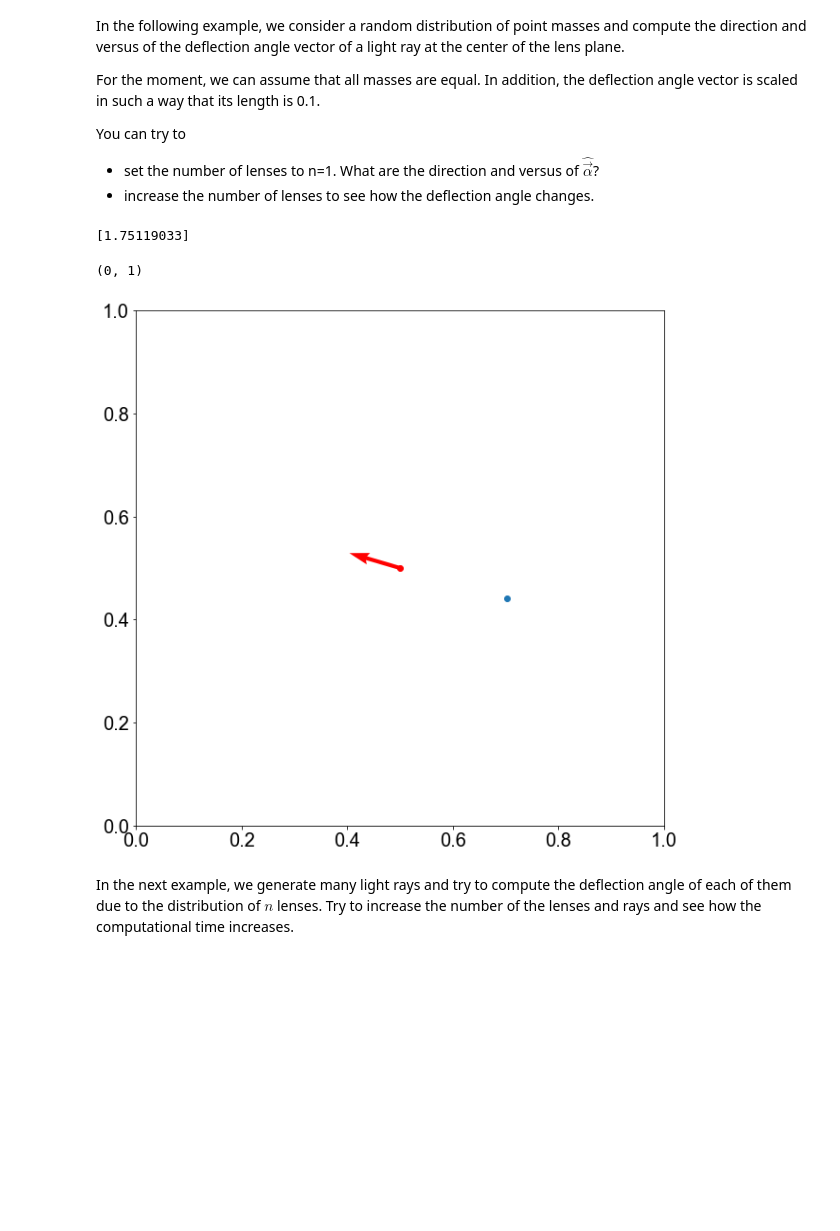
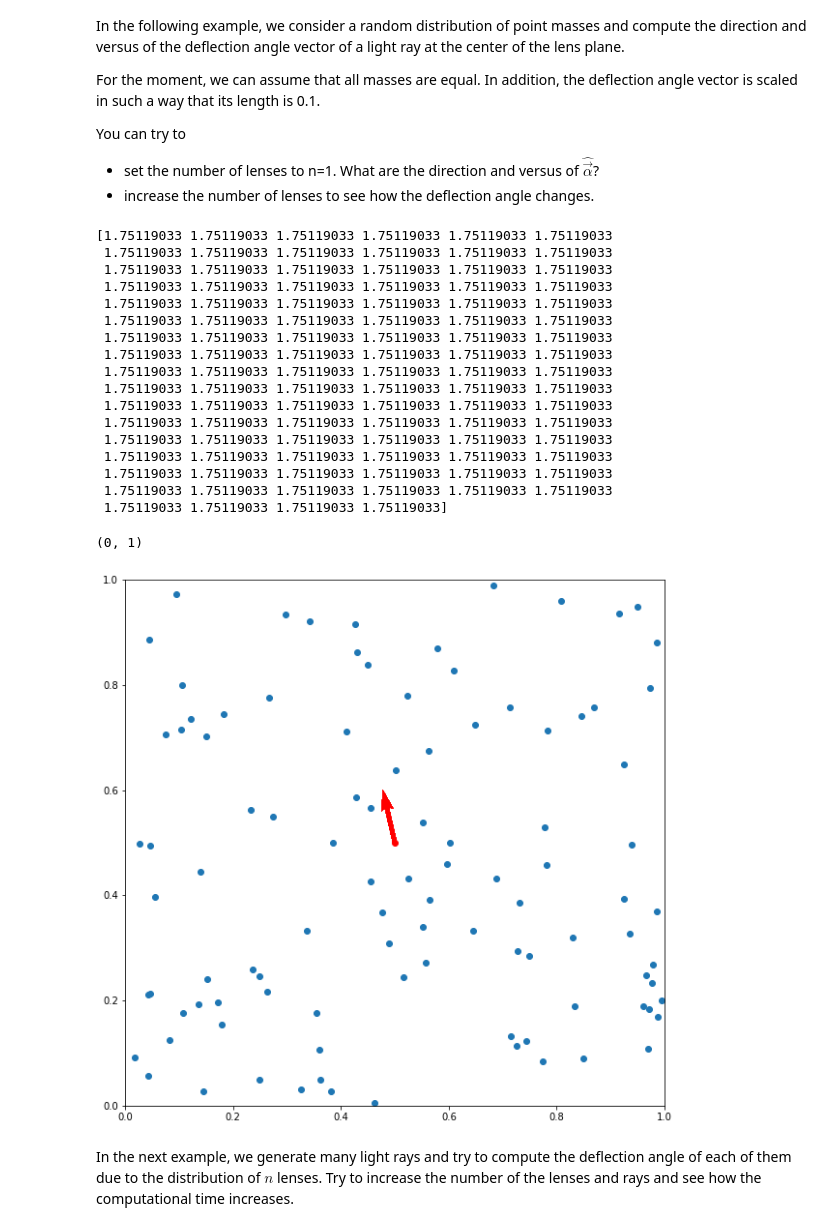
Before and after one commit to maxmen/LensingLectures, a Jupyter notebook: Notebooks/3_2019.ipynb, the cells around one changed output. Cells and saved outputs as stored; diff of their text form; code cells hidden in the pictures; blank space fills up the shorter version.

```diff
--- a/Notebooks/3_2019.ipynb
+++ b/Notebooks/3_2019.ipynb
@@ -17,42 +17,59 @@ You can try to
 * increase the number of lenses to see how the deflection angle changes.
 # %%
 # generate a random distribution of point masses
-
+import matplotlib.pyplot as plt
+import numpy as np
 import numpy.random as rn
 from astropy import constants as const
 from astropy import units as u
 
 
-n=1
+n=100
 xi_1=rn.rand(n)*u.pc
 xi_2=rn.rand(n)*u.pc
 m=np.ones(n)*const.M_sun.to('kg')
 
 # now set the ray position at (0.5,0.5)
 xi_1r=0.5*u.pc
 xi_2r=0.5*u.pc
 
 # compute distances from xr,yr
 xi1=(xi_1r-xi_1).to('m')
 xi2=(xi_2r-xi_2).to('m')
 
 print ((4.0*const.G/const.c**2*m/const.R_sun)*u.rad.to('arcsec'))#180.0/np.pi*3600.0)
 
 rl2=(xi1**2+xi2**2).to('m2')
 al1=4.0*const.G/const.c**2*m/rl2*xi1.sum()
 al2=4.0*const.G/const.c**2*m/rl2*xi2.sum()
 f=1.e-2/np.sqrt(al1**2+al2**2)
 
 fig,ax=plt.subplots(1,1,figsize=(10,10))
 ax.plot(xi_1,xi_2,'o',zorder=-1)
 ax.plot(xi_1r,xi_2r,'o',color='red')
 ax.quiver(xi_1r, xi_2r, al1*f, al2*f, color='r', scale=0.1)
 ax.set_xlim([0,1])
 ax.set_ylim([0,1])
 # %% [output]
-[1.75119033]
+[1.75119033 1.75119033 1.75119033 1.75119033 1.75119033 1.75119033
+ 1.75119033 1.75119033 1.75119033 1.75119033 1.75119033 1.75119033
+ 1.75119033 1.75119033 1.75119033 1.75119033 1.75119033 1.75119033
+ 1.75119033 1.75119033 1.75119033 1.75119033 1.75119033 1.75119033
+ 1.75119033 1.75119033 1.75119033 1.75119033 1.75119033 1.75119033
+ 1.75119033 1.75119033 1.75119033 1.75119033 1.75119033 1.75119033
+ 1.75119033 1.75119033 1.75119033 1.75119033 1.75119033 1.75119033
+ 1.75119033 1.75119033 1.75119033 1.75119033 1.75119033 1.75119033
+ 1.75119033 1.75119033 1.75119033 1.75119033 1.75119033 1.75119033
+ 1.75119033 1.75119033 1.75119033 1.75119033 1.75119033 1.75119033
+ 1.75119033 1.75119033 1.75119033 1.75119033 1.75119033 1.75119033
+ 1.75119033 1.75119033 1.75119033 1.75119033 1.75119033 1.75119033
+ 1.75119033 1.75119033 1.75119033 1.75119033 1.75119033 1.75119033
+ 1.75119033 1.75119033 1.75119033 1.75119033 1.75119033 1.75119033
+ 1.75119033 1.75119033 1.75119033 1.75119033 1.75119033 1.75119033
+ 1.75119033 1.75119033 1.75119033 1.75119033 1.75119033 1.75119033
+ 1.75119033 1.75119033 1.75119033 1.75119033]
 (0, 1)
-[figure, old version]
+[figure, new version]
 # %% [markdown]
 In the next example, we generate many light rays and try to compute the deflection angle of each of them due to the distribution of $n$ lenses. Try to increase the number of the lenses and rays and see how the computational time increases.
 # %%
```
Also changed, not shown: parts of 5 cells of this notebook, 7 other files.
